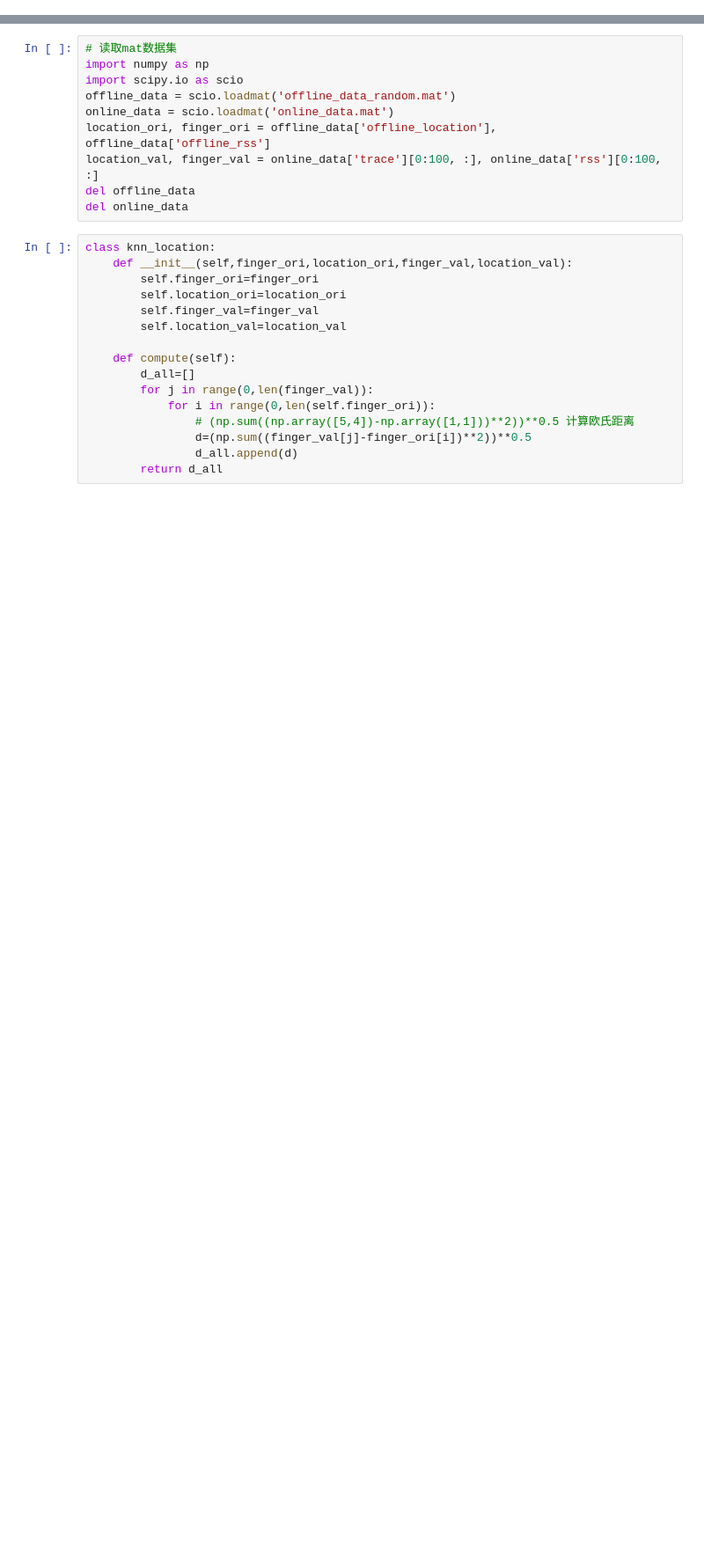
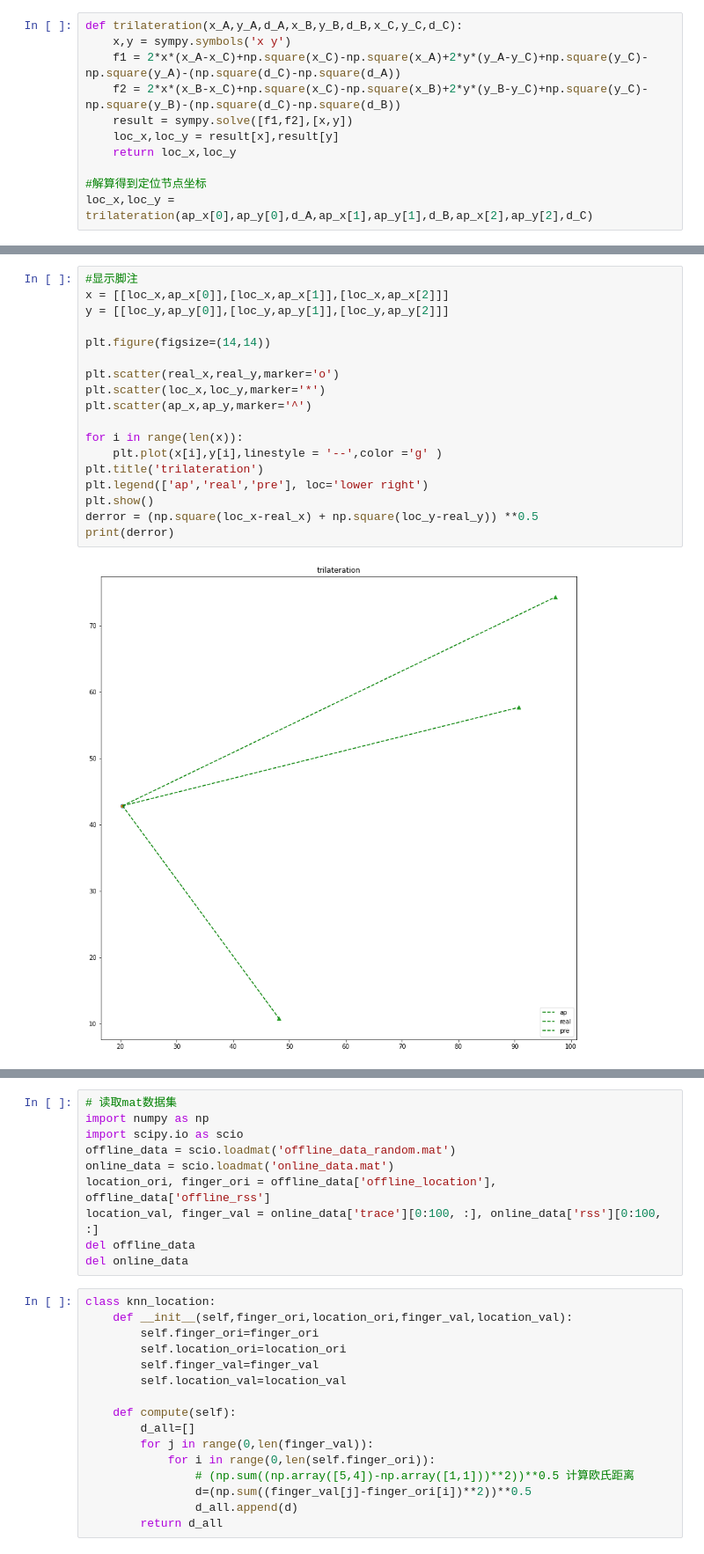
Before and after one commit to jingwei1205/MyCourse, a Jupyter notebook: 卫星定位/locate.ipynb, the cells around one changed output, grey strips where cells are left out. Shown at 88% size. Saved outputs shown, nothing was run; the diff lists cells and outputs as text; blank space fills up the shorter version.

```diff
--- a/卫星定位/locate.ipynb
+++ b/卫星定位/locate.ipynb
@@ -2,0 +34,11 @@
+# %%
+def trilateration(x_A,y_A,d_A,x_B,y_B,d_B,x_C,y_C,d_C):
+    x,y = sympy.symbols('x y')
+    f1 = 2*x*(x_A-x_C)+np.square(x_C)-np.square(x_A)+2*y*(y_A-y_C)+np.square(y_C)-np.square(y_A)-(np.square(d_C)-np.square(d_A))
+    f2 = 2*x*(x_B-x_C)+np.square(x_C)-np.square(x_B)+2*y*(y_B-y_C)+np.square(y_C)-np.square(y_B)-(np.square(d_C)-np.square(d_B))
+    result = sympy.solve([f1,f2],[x,y])
+    loc_x,loc_y = result[x],result[y]
+    return loc_x,loc_y
+
+#解算得到定位节点坐标
+loc_x,loc_y = trilateration(ap_x[0],ap_y[0],d_A,ap_x[1],ap_y[1],d_B,ap_x[2],ap_y[2],d_C)
@@ -2,0 +49,20 @@
+# %%
+#显示脚注
+x = [[loc_x,ap_x[0]],[loc_x,ap_x[1]],[loc_x,ap_x[2]]]
+y = [[loc_y,ap_y[0]],[loc_y,ap_y[1]],[loc_y,ap_y[2]]]
+
+plt.figure(figsize=(14,14))
+
+plt.scatter(real_x,real_y,marker='o')
+plt.scatter(loc_x,loc_y,marker='*')
+plt.scatter(ap_x,ap_y,marker='^')
+
+for i in range(len(x)):
+    plt.plot(x[i],y[i],linestyle = '--',color ='g' )
+plt.title('trilateration')
+plt.legend(['ap','real','pre'], loc='lower right')
+plt.show()
+derror = (np.square(loc_x-real_x) + np.square(loc_y-real_y)) **0.5
+print(derror)
+# %% [output]
+[figure, added]
```
Also changed, not shown: parts of 6 cells of this notebook, 2 other files.
